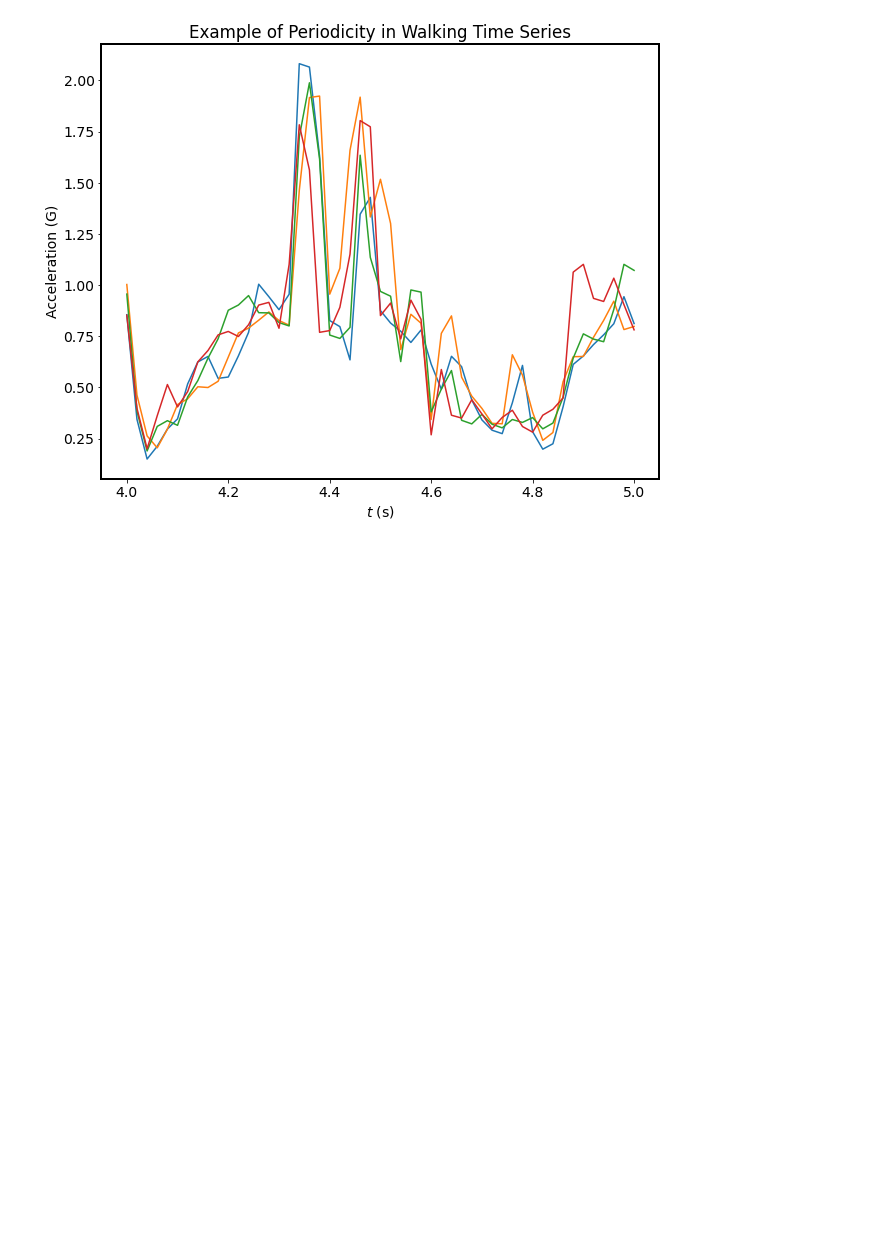
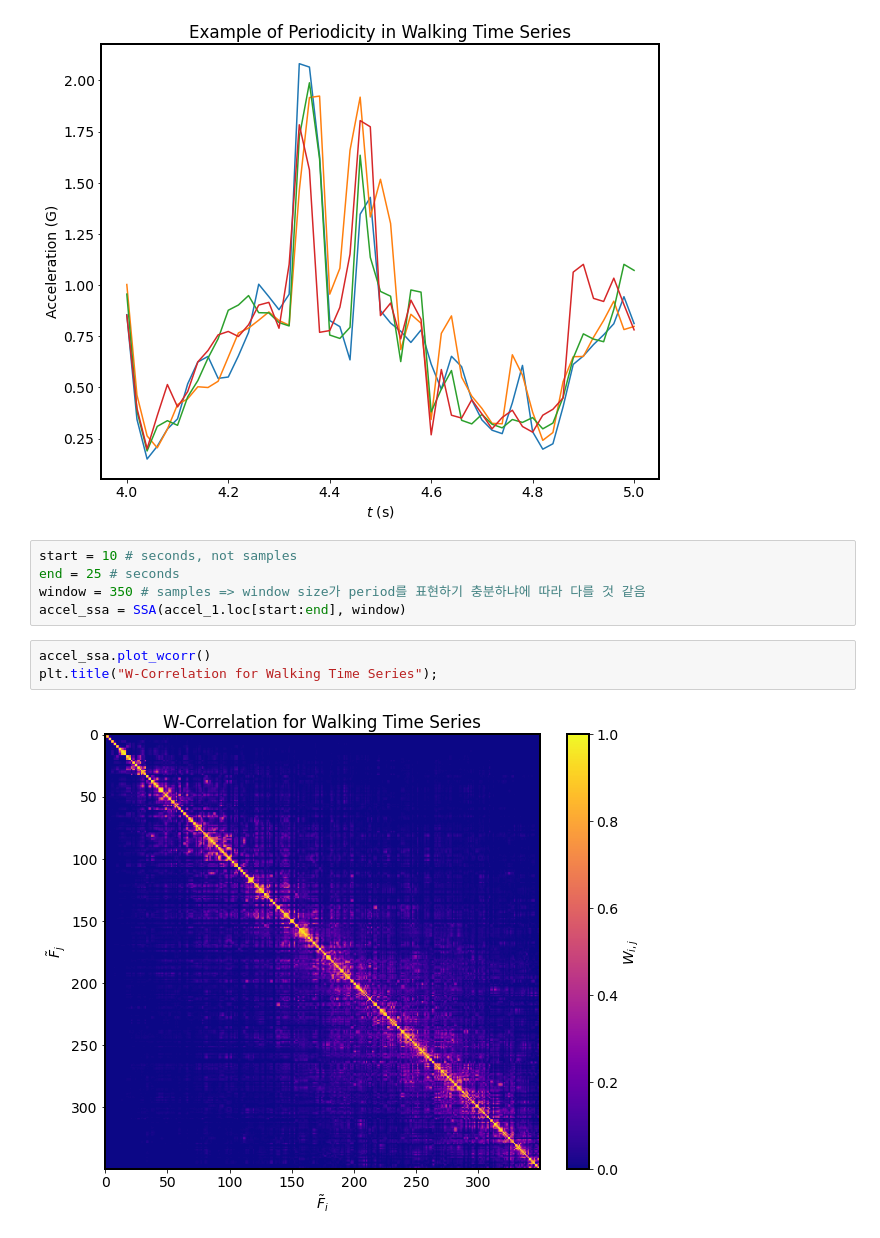
Before and after one commit to jskim-research/imu_research, a Jupyter notebook: SSA_example.ipynb, the cells around one changed output. Cells and saved outputs as stored; diff of their text form; blank space fills up the shorter version.

```diff
--- a/SSA_example.ipynb
+++ b/SSA_example.ipynb
@@ -460,3 +460,13 @@ plt.ylabel("Acceleration (G)")
 plt.title("Example of Periodicity in Walking Time Series");
 # %% [output]
 [figure]
+# %%
+start = 10 # seconds, not samples
+end = 25 # seconds
+window = 350 # samples => window size가 period를 표현하기 충분하냐에 따라 다를 것 같음
+accel_ssa = SSA(accel_1.loc[start:end], window)
+# %%
+accel_ssa.plot_wcorr()
+plt.title("W-Correlation for Walking Time Series");
+# %% [output]
+[figure, added]
```
Also changed, not shown: parts of 13 cells of this notebook.
